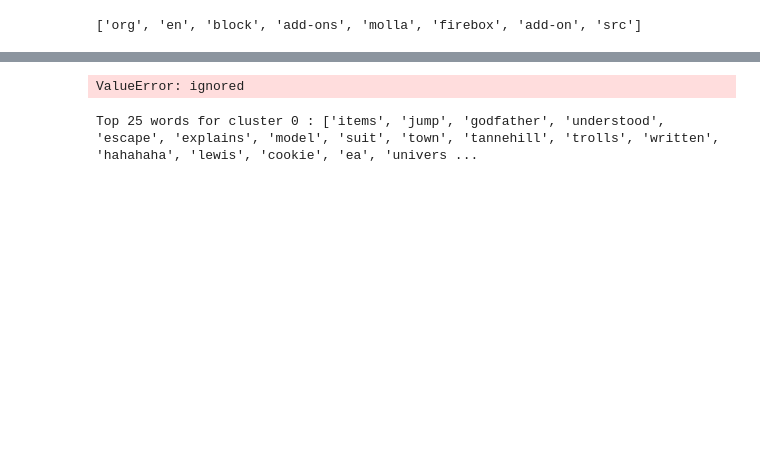
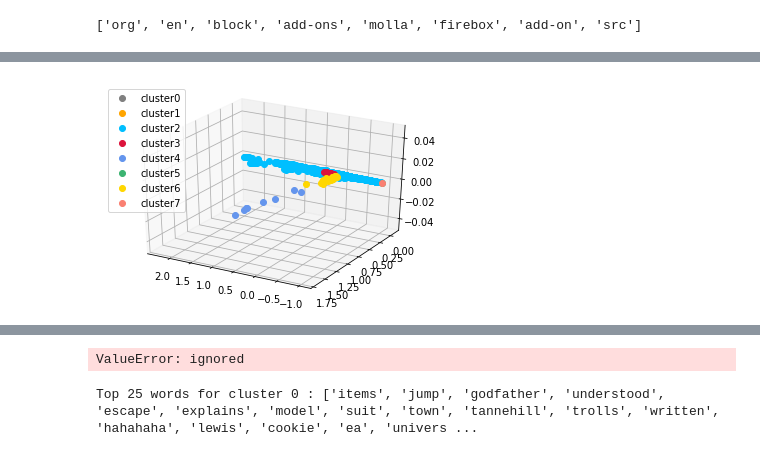
Before and after one commit to annie-lyu/word-embedding, a Jupyter notebook: hac_with_docvecs.ipynb, the cells around one changed output, grey strips where cells are left out. Drawn from its saved outputs; the diff is of its cells as text; code cells hidden in the pictures; blank space fills up the shorter version.

```diff
--- a/hac_with_docvecs.ipynb
+++ b/hac_with_docvecs.ipynb
@@ -104,3 +100,37 @@ def colouring(data, labels, components = 2):
+# %%
+def colouring(data, c_label, components = 2, azim = 30, elev = 10, outliers = None):
+  if outliers is not None:
+      c_label = np.delete(c_label, outliers, 0)
+      data = np.delete(data, outliers, 0)
+
+  pca = PCA(n_components=components).fit(data)
+  datapoint = pca.transform(data)
+  %matplotlib inline
+  plt.figure
+  label1 = ["gray", "orange", "deepskyblue", "crimson", "cornflowerblue",
+          "mediumseagreen", "gold", "salmon", "palegreen", "mediumslateblue",
+          "teal", "olivedrab", "peachpuff", "black", "navajowhite",
+          "mediumaquamarine", "blueviolet", "cyan", "greenyellow", "peru",
+          "red", "purple", "pink", "olive", "brown"]
+  if components == 2:
+    for i in range(len(set(c_label))):
+      x = [datapoint[:,0][j] for j in range(len(c_label)) if c_label[j] == i]
+      y = [datapoint[:,1][k] for k in range(len(c_label)) if c_label[k] == i]
+      name = "cluster" + str(list(set(c_label))[i])
+      plt.plot(x, y, marker="o", linestyle="", c = label1[i], label=name)
+    plt.legend()
+    plt.show()
+  if components == 3:
+    ax = plt.axes(projection='3d')
+    for i in range(len(set(c_label))):
+      x = [datapoint[:,0][j] for j in range(len(c_label)) if c_label[j] == i]
+      y = [datapoint[:,1][k] for k in range(len(c_label)) if c_label[k] == i]
+      z = [datapoint[:,2][l] for l in range(len(c_label)) if c_label[l] == i]
+      name = "cluster" + str(list(set(c_label))[i])
+      plt.plot(x, y, marker="o", linestyle="", c = label1[i], label=name)
+      ax.view_init(azim, elev)
+    plt.legend()
+    plt.show()
 # %%
 colouring(data_syn, cluster_2_lab)
 # %% [output]
@@ -131,0 +168,6 @@ NameError: ignored
+# %%
+cluster_8 = AgglomerativeClustering(n_clusters=8, affinity='cosine', linkage='complete')
+cluster_8_lab = cluster_8.fit_predict(data_syn)
+colouring(data_syn, cluster_8_lab, components=3, azim = 30, elev = 120)
+# %% [output]
+[figure, added]
```
Also changed, not shown: parts of 26 cells of this notebook.
